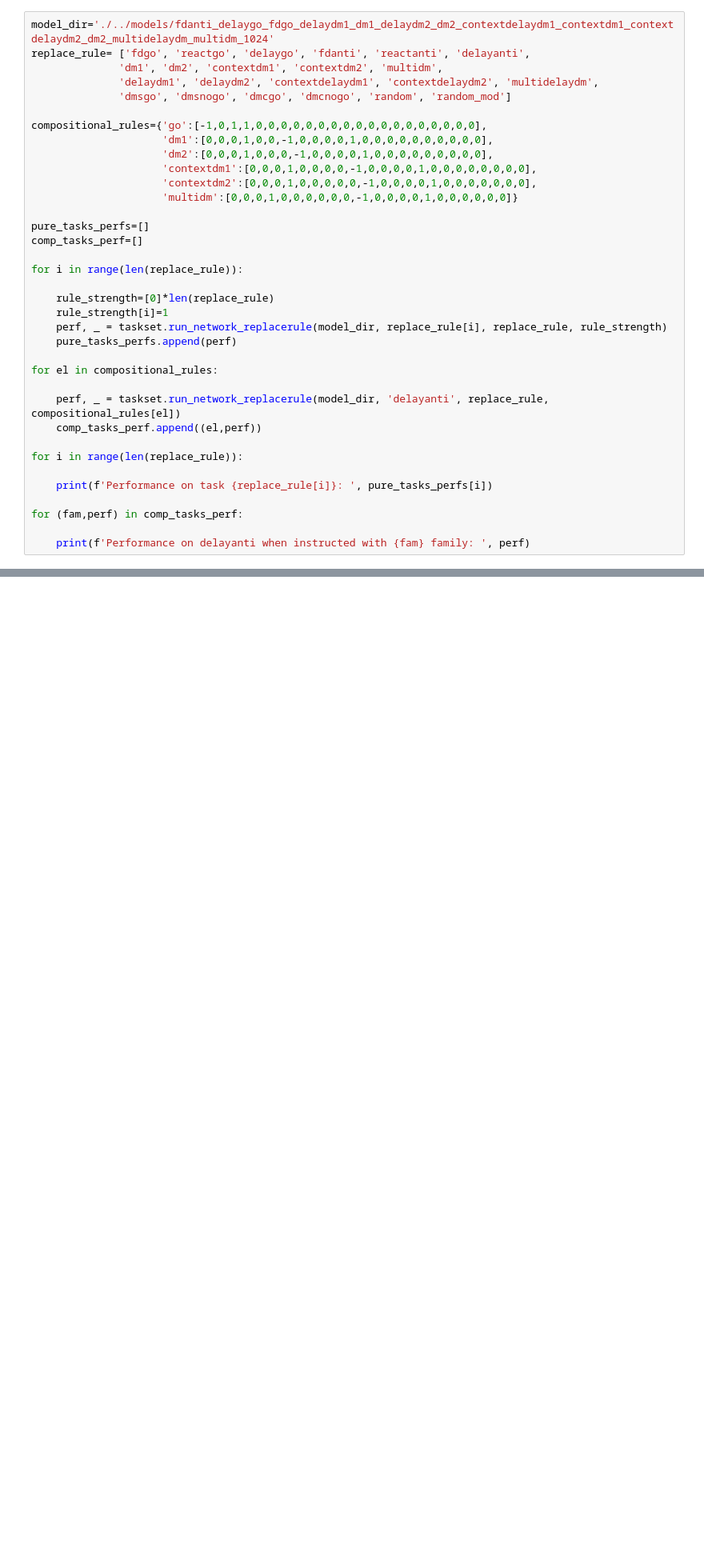
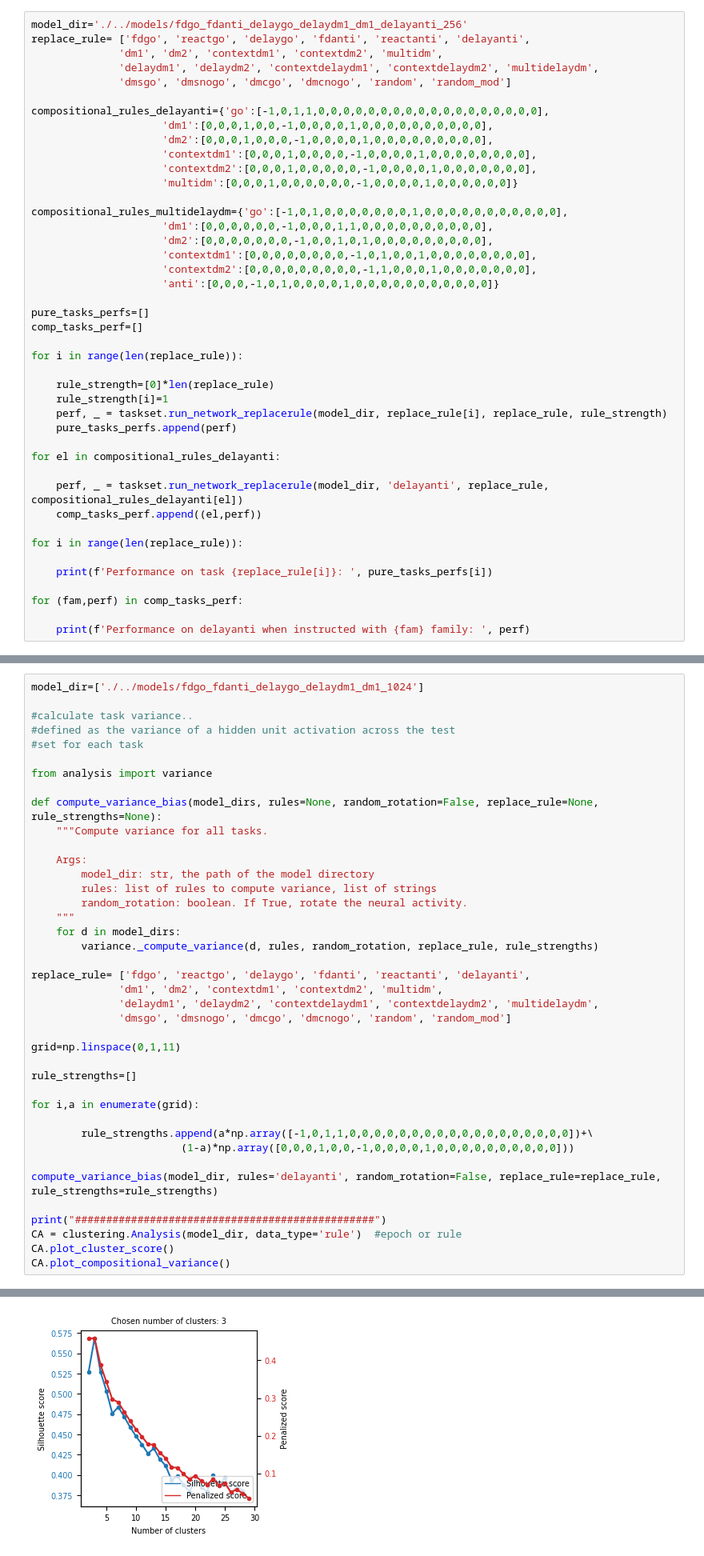
Before and after one commit to burnhamdr/multitask, a Jupyter notebook: rt_visualization.ipynb, the cells around one changed output, grey strips where cells are left out. Shown at 80% size. Drawn from its saved outputs; the diff is of its cells as text; blank space fills up the shorter version.

Commit message:
added training and testing of slp and mlp added analysis for compositional rule inputs and their linear combinations

```diff
--- a/rt_visualization.ipynb
+++ b/rt_visualization.ipynb
@@ -21,16 +105,23 @@ import matplotlib.pyplot as plt
 # %%
-model_dir='./../models/fdanti_delaygo_fdgo_delaydm1_dm1_delaydm2_dm2_contextdelaydm1_contextdm1_contextdelaydm2_dm2_multidelaydm_multidm_1024'
+model_dir='./../models/fdgo_fdanti_delaygo_delaydm1_dm1_delayanti_256'
 replace_rule= ['fdgo', 'reactgo', 'delaygo', 'fdanti', 'reactanti', 'delayanti',
               'dm1', 'dm2', 'contextdm1', 'contextdm2', 'multidm',
               'delaydm1', 'delaydm2', 'contextdelaydm1', 'contextdelaydm2', 'multidelaydm',
               'dmsgo', 'dmsnogo', 'dmcgo', 'dmcnogo', 'random', 'random_mod']
 
-compositional_rules={'go':[-1,0,1,1,0,0,0,0,0,0,0,0,0,0,0,0,0,0,0,0,0,0],
+compositional_rules_delayanti={'go':[-1,0,1,1,0,0,0,0,0,0,0,0,0,0,0,0,0,0,0,0,0,0],
                      'dm1':[0,0,0,1,0,0,-1,0,0,0,0,1,0,0,0,0,0,0,0,0,0,0],
                      'dm2':[0,0,0,1,0,0,0,-1,0,0,0,0,1,0,0,0,0,0,0,0,0,0],
                      'contextdm1':[0,0,0,1,0,0,0,0,-1,0,0,0,0,1,0,0,0,0,0,0,0,0],
                      'contextdm2':[0,0,0,1,0,0,0,0,0,-1,0,0,0,0,1,0,0,0,0,0,0,0],
                      'multidm':[0,0,0,1,0,0,0,0,0,0,-1,0,0,0,0,1,0,0,0,0,0,0]}
+
+compositional_rules_multidelaydm={'go':[-1,0,1,0,0,0,0,0,0,0,1,0,0,0,0,0,0,0,0,0,0,0],
+                     'dm1':[0,0,0,0,0,0,-1,0,0,0,1,1,0,0,0,0,0,0,0,0,0,0],
+                     'dm2':[0,0,0,0,0,0,0,-1,0,0,1,0,1,0,0,0,0,0,0,0,0,0],
+                     'contextdm1':[0,0,0,0,0,0,0,0,-1,0,1,0,0,1,0,0,0,0,0,0,0,0],
+                     'contextdm2':[0,0,0,0,0,0,0,0,0,-1,1,0,0,0,1,0,0,0,0,0,0,0],
+                     'anti':[0,0,0,-1,0,1,0,0,0,0,1,0,0,0,0,0,0,0,0,0,0,0]}
 
 pure_tasks_perfs=[]
 comp_tasks_perf=[]
@@ -42,9 +133,9 @@ for i in range(len(replace_rule)):
     perf, _ = taskset.run_network_replacerule(model_dir, replace_rule[i], replace_rule, rule_strength)
     pure_tasks_perfs.append(perf)
 
-for el in compositional_rules:
+for el in compositional_rules_delayanti:
 
-    perf, _ = taskset.run_network_replacerule(model_dir, 'delayanti', replace_rule, compositional_rules[el])
+    perf, _ = taskset.run_network_replacerule(model_dir, 'delayanti', replace_rule, compositional_rules_delayanti[el])
     comp_tasks_perf.append((el,perf))
 
 for i in range(len(replace_rule)):
@@ -207,0 +257,41 @@ FileNotFoundError: [Errno 2] No such file or directory: './../models/fdanti_dela
+# %%
+model_dir=['./../models/fdgo_fdanti_delaygo_delaydm1_dm1_1024']
+
+#calculate task variance..
+#defined as the variance of a hidden unit activation across the test
+#set for each task
+
+from analysis import variance
+
+def compute_variance_bias(model_dirs, rules=None, random_rotation=False, replace_rule=None, rule_strengths=None):
+    """Compute variance for all tasks.
+
+    Args:
+        model_dir: str, the path of the model directory
+        rules: list of rules to compute variance, list of strings
+        random_rotation: boolean. If True, rotate the neural activity.
+    """
+    for d in model_dirs:
+        variance._compute_variance(d, rules, random_rotation, replace_rule, rule_strengths)
+
+replace_rule= ['fdgo', 'reactgo', 'delaygo', 'fdanti', 'reactanti', 'delayanti',
+              'dm1', 'dm2', 'contextdm1', 'contextdm2', 'multidm',
+              'delaydm1', 'delaydm2', 'contextdelaydm1', 'contextdelaydm2', 'multidelaydm',
+              'dmsgo', 'dmsnogo', 'dmcgo', 'dmcnogo', 'random', 'random_mod']
+
+grid=np.linspace(0,1,11)
+
+rule_strengths=[]
+
+for i,a in enumerate(grid):
+
+        rule_strengths.append(a*np.array([-1,0,1,1,0,0,0,0,0,0,0,0,0,0,0,0,0,0,0,0,0,0])+\
+                        (1-a)*np.array([0,0,0,1,0,0,-1,0,0,0,0,1,0,0,0,0,0,0,0,0,0,0]))
+
+compute_variance_bias(model_dir, rules='delayanti', random_rotation=False, replace_rule=replace_rule, rule_strengths=rule_strengths)
+
+print("################################################")
+CA = clustering.Analysis(model_dir, data_type='rule')  #epoch or rule
+CA.plot_cluster_score()
+CA.plot_compositional_variance()
+# %% [output]
@@ -207,0 +315 @@ FileNotFoundError: [Errno 2] No such file or directory: './../models/fdanti_dela
+[figure, added]
```
Also changed, not shown: parts of 20 cells of this notebook, 43 other files.
